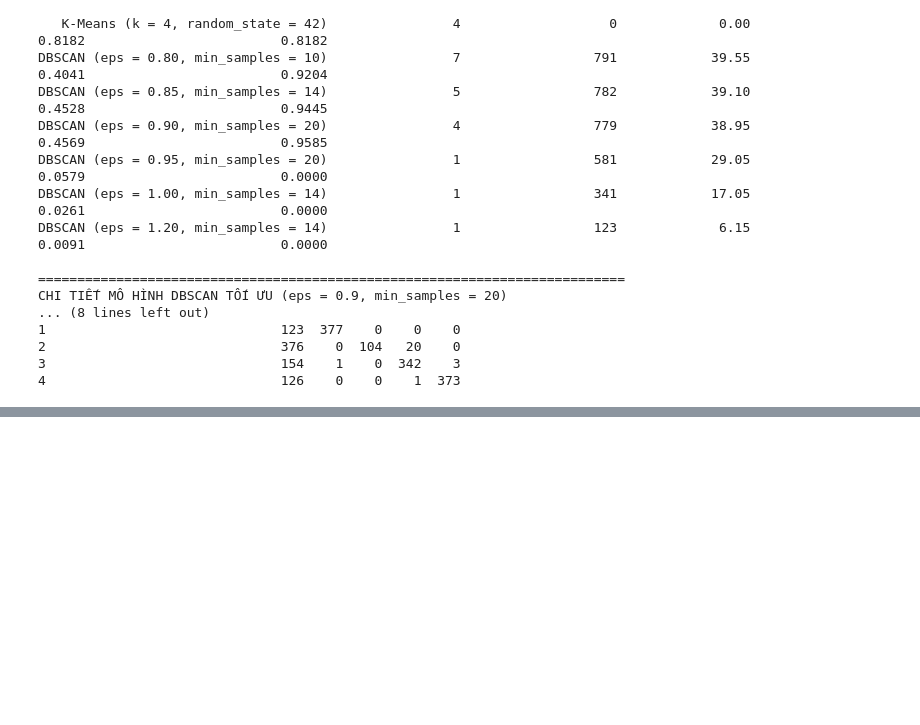
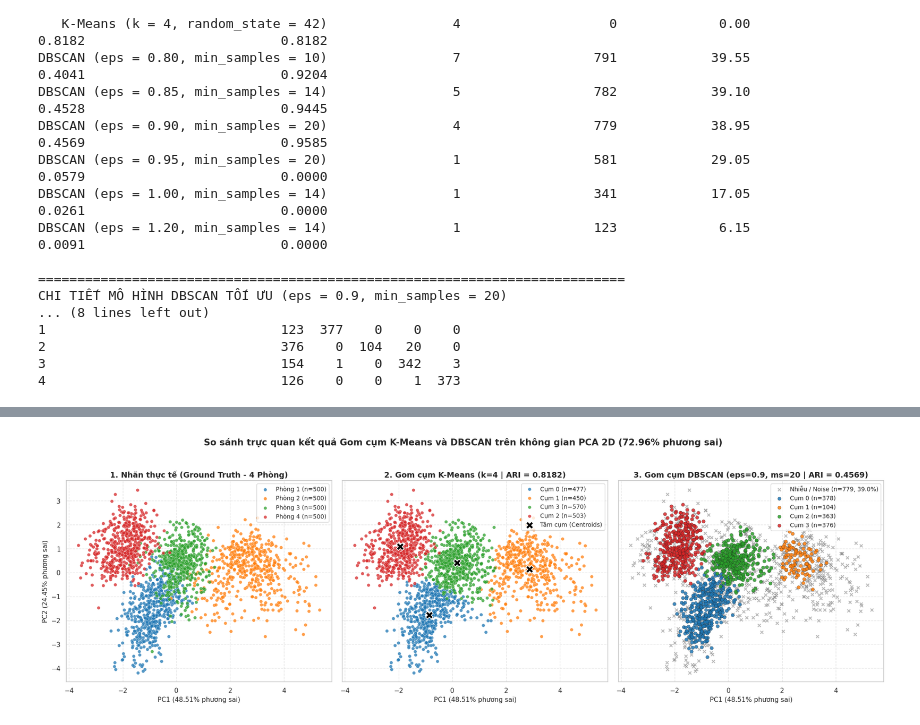
Before and after one commit to Minhhieu3012/wifi-localization-data-mining, a Jupyter notebook: notebooks/members/05_dbscan_evaluation.ipynb, the cells around one changed output, grey strips where cells are left out. Saved outputs shown, nothing was run; the diff lists cells and outputs as text; code cells hidden in the pictures; blank space fills up the shorter version.

Commit message:
feat(part4b): Academic Commentary and Arg (Comparing K-Means vs. DBSCAN on a WiFi Localization Dataset)

```diff
--- a/notebooks/members/05_dbscan_evaluation.ipynb
+++ b/notebooks/members/05_dbscan_evaluation.ipynb
@@ -236,0 +245,90 @@ CHI TIẾT MÔ HÌNH DBSCAN TỐI ƯU (eps = 0.9, min_samples = 20)
+# %%
+fig, axes = plt.subplots(1, 3, figsize=(20, 6.2), sharex=True, sharey=True)
+palette_4 = ["#1f77b4", "#ff7f0e", "#2ca02c", "#d62728"]  # Xanh dương, Cam, Xanh lá, Đỏ
+
+pc1_var = pca.explained_variance_ratio_[0] * 100
+pc2_var = pca.explained_variance_ratio_[1] * 100
+
+# ------------------------------------------------------------------------------
+# KHUNG 1: NHÃN PHÒNG THỰC TẾ (GROUND TRUTH)
+# ------------------------------------------------------------------------------
+for idx, room_id in enumerate([1, 2, 3, 4]):
+    mask = (y == room_id)
+    axes[0].scatter(
+        X_pca[mask, 0], X_pca[mask, 1],
+        c=palette_4[idx], label=f"Phòng {room_id} (n={mask.sum()})",
+        alpha=0.75, s=30, edgecolors="w", linewidth=0.3
+    )
+axes[0].set_title("1. Nhãn thực tế (Ground Truth - 4 Phòng)", fontsize=13, fontweight="bold")
+axes[0].set_xlabel(f"PC1 ({pc1_var:.2f}% phương sai)", fontsize=11)
+axes[0].set_ylabel(f"PC2 ({pc2_var:.2f}% phương sai)", fontsize=11)
+axes[0].legend(loc="upper right", frameon=True, fontsize=10)
+axes[0].grid(True, linestyle="--", alpha=0.5)
+
+# ------------------------------------------------------------------------------
+# KHUNG 2: GOM CỤM K-MEANS (k = 4)
+# (Sắp xếp thứ tự màu [0, 1, 3, 2] khớp với vị trí không gian của Phòng [1, 2, 3, 4] để dễ đối chiếu)
+# ------------------------------------------------------------------------------
+kmeans_cluster_order = [0, 1, 3, 2]
+for color_idx, cluster_id in enumerate(kmeans_cluster_order):
+    mask = (kmeans_labels == cluster_id)
+    axes[1].scatter(
+        X_pca[mask, 0], X_pca[mask, 1],
+        c=palette_4[color_idx], label=f"Cụm {cluster_id} (n={mask.sum()})",
+        alpha=0.75, s=30, edgecolors="w", linewidth=0.3
+    )
+
+# Chiếu tâm cụm (Centroids) từ không gian 7D xuống không gian PCA 2D
+centroids_pca = pca.transform(kmeans.cluster_centers_)
+axes[1].scatter(
+    centroids_pca[:, 0], centroids_pca[:, 1],
+    c="black", marker="X", s=160, edgecolors="white", linewidth=1.2,
+    label="Tâm cụm (Centroids)", zorder=5
+)
+axes[1].set_title(f"2. Gom cụm K-Means (k=4 | ARI = {ari_kmeans:.4f})", fontsize=13, fontweight="bold")
+axes[1].set_xlabel(f"PC1 ({pc1_var:.2f}% phương sai)", fontsize=11)
+axes[1].legend(loc="upper right", frameon=True, fontsize=10)
+axes[1].grid(True, linestyle="--", alpha=0.5)
+
+# ------------------------------------------------------------------------------
+# KHUNG 3: GOM CỤM DBSCAN (eps = 0.90, min_samples = 20) - CÓ NHÓM "NHIỄU"
+# ------------------------------------------------------------------------------
+# Vẽ nhóm Nhiễu (label = -1) ở lớp nền trước
+noise_mask = (dbscan_labels == -1)
+axes[2].scatter(
+    X_pca[noise_mask, 0], X_pca[noise_mask, 1],
+    c="#7f7f7f", marker="x", alpha=0.55, s=25,
+    label=f"Nhiễu / Noise (n={noise_mask.sum()}, {noise_mask.mean()*100:.1f}%)"
+)
+
+# Vẽ 4 cụm chính tìm được bởi DBSCAN
+unique_clusters = sorted([c for c in set(dbscan_labels) if c != -1])
+for idx, cluster_id in enumerate(unique_clusters):
+    mask = (dbscan_labels == cluster_id)
+    color = palette_4[idx % len(palette_4)]
+    axes[2].scatter(
+        X_pca[mask, 0], X_pca[mask, 1],
+        c=color, label=f"Cụm {cluster_id} (n={mask.sum()})",
+        alpha=0.85, s=32, edgecolors="k", linewidth=0.3
+    )
+
+axes[2].set_title(
+    f"3. Gom cụm DBSCAN (eps={BEST_EPS}, ms={BEST_MIN_SAMPLES} | ARI = {ari_dbscan:.4f})",
+    fontsize=13, fontweight="bold"
+)
+axes[2].set_xlabel(f"PC1 ({pc1_var:.2f}% phương sai)", fontsize=11)
+axes[2].legend(loc="upper right", frameon=True, fontsize=10)
+axes[2].grid(True, linestyle="--", alpha=0.5)
+
+plt.suptitle(
+    f"So sánh trực quan kết quả Gom cụm K-Means và DBSCAN trên không gian PCA 2D ({pc1_var + pc2_var:.2f}% phương sai)",
+    fontsize=15, fontweight="bold", y=1.03
+)
+plt.tight_layout()
+
+# Lưu biểu đồ
+os.makedirs("figures", exist_ok=True)
+plt.savefig("figures/part4_clustering_pca2d_comparison.png", dpi=300, bbox_inches="tight")
+plt.show()
+# %% [output]
+[figure, added]
```
Also changed, not shown: parts of 3 cells of this notebook.
